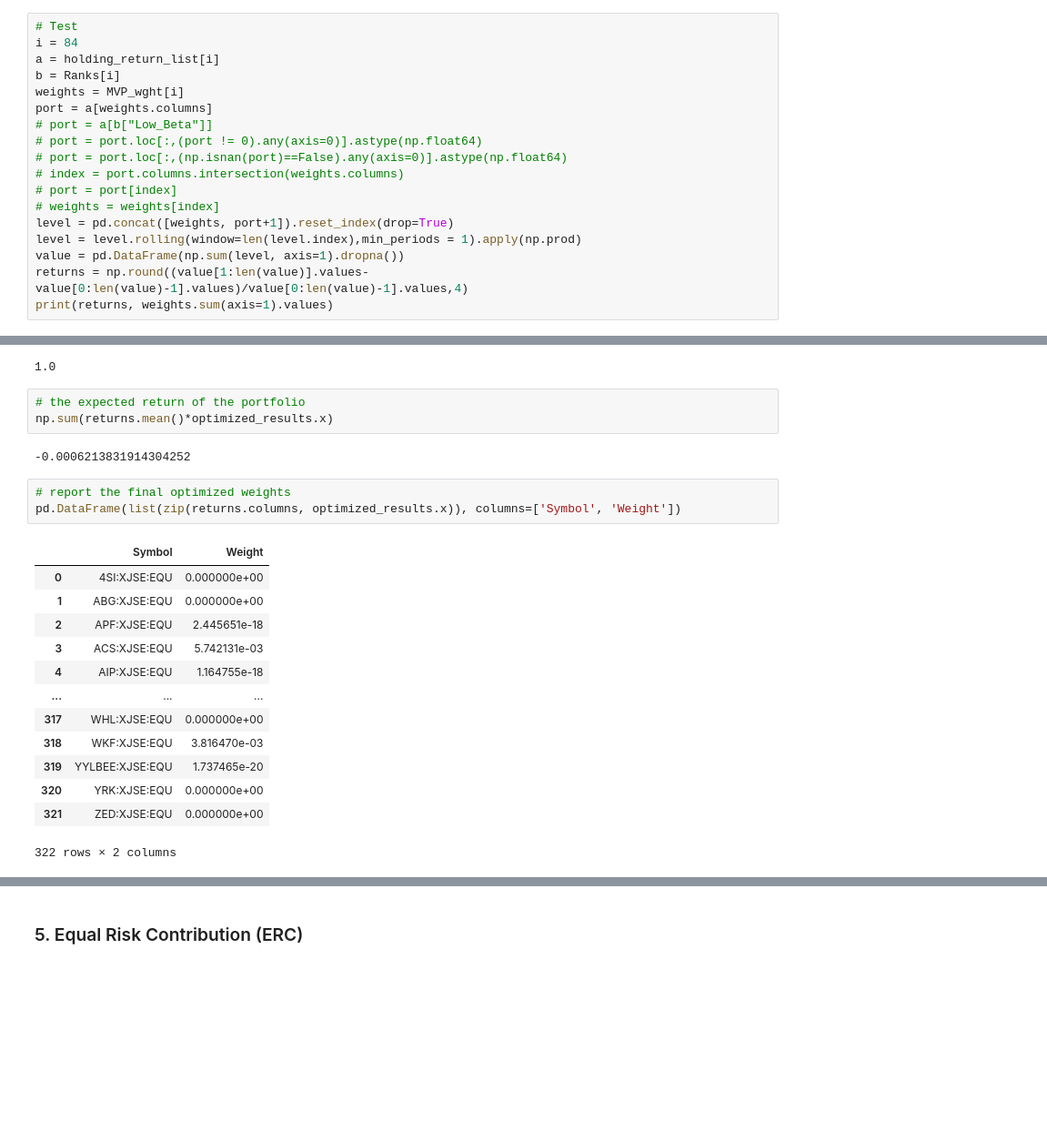
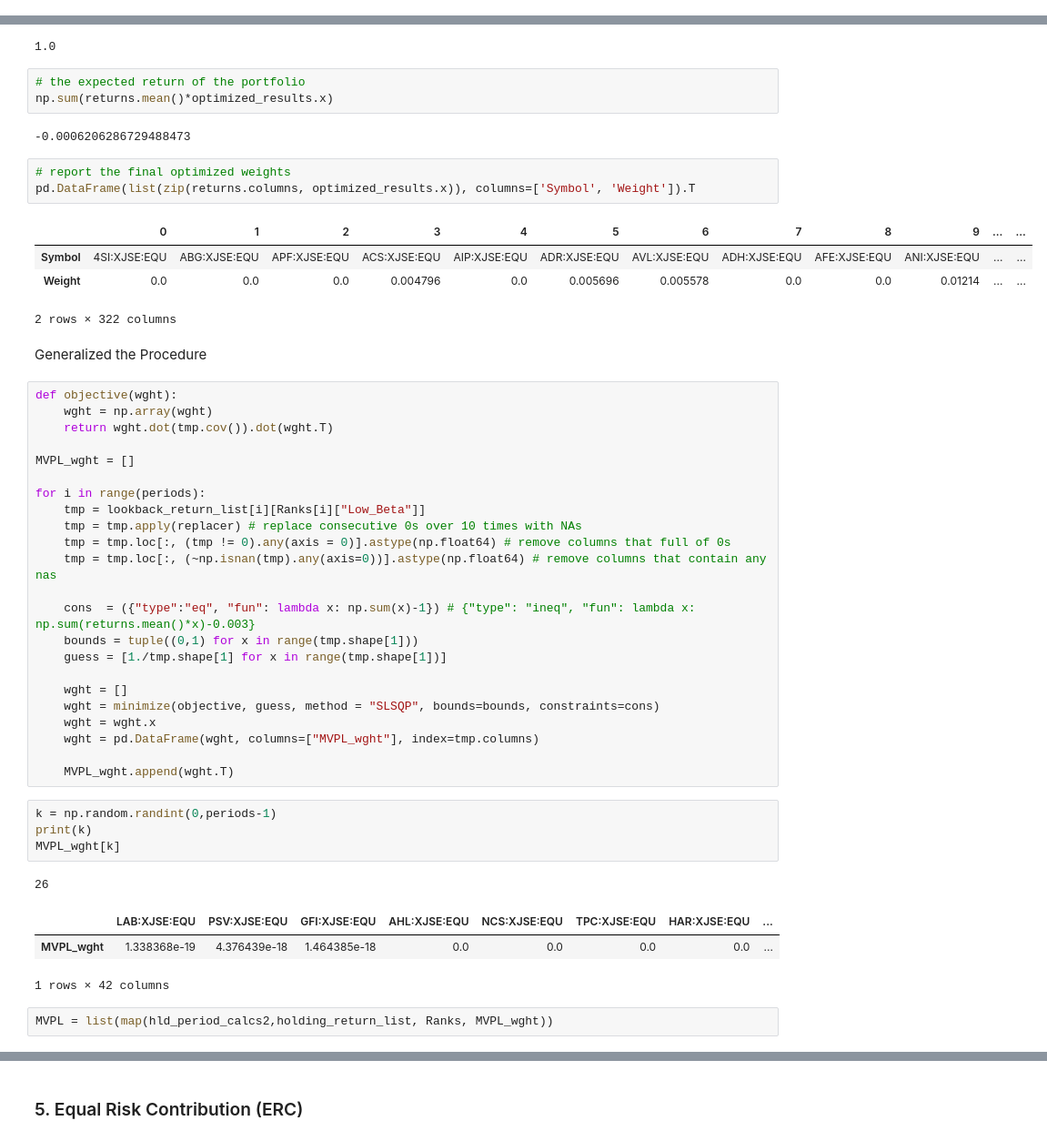
Before and after one commit to runxinlin/Research_Codes_2022, a Jupyter notebook: Python_V3.ipynb, the cells around one changed output, grey strips where cells are left out. Shown at 91% size. Cells and saved outputs as stored; diff of their text form; blank space fills up the shorter version.

```diff
--- a/Python_V3.ipynb
+++ b/Python_V3.ipynb
@@ -594,18 +590,0 @@ MVP_wght[k]
-# %%
-# Test
-i = 84
-a = holding_return_list[i]
-b = Ranks[i]
-weights = MVP_wght[i]
-port = a[weights.columns]
-# port = a[b["Low_Beta"]]
-# port = port.loc[:,(port != 0).any(axis=0)].astype(np.float64)
-# port = port.loc[:,(np.isnan(port)==False).any(axis=0)].astype(np.float64)
-# index = port.columns.intersection(weights.columns)
-# port = port[index]
-# weights = weights[index]
-level = pd.concat([weights, port+1]).reset_index(drop=True)
-level = level.rolling(window=len(level.index),min_periods = 1).apply(np.prod)
-value = pd.DataFrame(np.sum(level, axis=1).dropna())
-returns = np.round((value[1:len(value)].values-value[0:len(value)-1].values)/value[0:len(value)-1].values,4)
-print(returns, weights.sum(axis=1).values)
@@ -750,21 +707,48 @@ np.sum(optimized_results.x)
 # the expected return of the portfolio
 np.sum(returns.mean()*optimized_results.x)
 # %% [output]
--0.0006213831914304252
+-0.0006206286729488473
 # %%
 # report the final optimized weights
-pd.DataFrame(list(zip(returns.columns, optimized_results.x)), columns=['Symbol', 'Weight'])
+pd.DataFrame(list(zip(returns.columns, optimized_results.x)), columns=['Symbol', 'Weight']).T
 # %% [output]
-|  | Symbol | Weight |
-| 0 | 4SI:XJSE:EQU | 0.000000e+00 |
-| 1 | ABG:XJSE:EQU | 0.000000e+00 |
-| 2 | APF:XJSE:EQU | 2.445651e-18 |
-| 3 | ACS:XJSE:EQU | 5.742131e-03 |
-| 4 | AIP:XJSE:EQU | 1.164755e-18 |
-| ... | ... | ... |
-| 317 | WHL:XJSE:EQU | 0.000000e+00 |
-| 318 | WKF:XJSE:EQU | 3.816470e-03 |
-| 319 | YYLBEE:XJSE:EQU | 1.737465e-20 |
-| 320 | YRK:XJSE:EQU | 0.000000e+00 |
-| 321 | ZED:XJSE:EQU | 0.000000e+00 |
+|  | 0 | 1 | 2 | 3 | 4 | 5 | 6 | 7 | 8 | 9 | ... | ... |
+| Symbol | 4SI:XJSE:EQU | ABG:XJSE:EQU | APF:XJSE:EQU | ACS:XJSE:EQU | AIP:XJSE:EQU | ADR:XJSE:EQU | AVL:XJSE:EQU | ADH:XJSE:EQU | AFE:XJSE:EQU | ANI:XJSE:EQU | ... | ... |
+| Weight | 0.0 | 0.0 | 0.0 | 0.004796 | 0.0 | 0.005696 | 0.005578 | 0.0 | 0.0 | 0.01214 | ... | ... |
-322 rows × 2 columns
+2 rows × 322 columns
+# %% [markdown]
+Generalized the Procedure
+# %%
+def objective(wght):
+    wght = np.array(wght)
+    return wght.dot(tmp.cov()).dot(wght.T)
+
+MVPL_wght = []
+
+for i in range(periods):
+    tmp = lookback_return_list[i][Ranks[i]["Low_Beta"]]
+    tmp = tmp.apply(replacer) # replace consecutive 0s over 10 times with NAs
+    tmp = tmp.loc[:, (tmp != 0).any(axis = 0)].astype(np.float64) # remove columns that full of 0s
+    tmp = tmp.loc[:, (~np.isnan(tmp).any(axis=0))].astype(np.float64) # remove columns that contain any nas
+
+    cons  = ({"type":"eq", "fun": lambda x: np.sum(x)-1}) # {"type": "ineq", "fun": lambda x: np.sum(returns.mean()*x)-0.003}
+    bounds = tuple((0,1) for x in range(tmp.shape[1]))
+    guess = [1./tmp.shape[1] for x in range(tmp.shape[1])]
+
+    wght = []
+    wght = minimize(objective, guess, method = "SLSQP", bounds=bounds, constraints=cons)
+    wght = wght.x
+    wght = pd.DataFrame(wght, columns=["MVPL_wght"], index=tmp.columns)
+
+    MVPL_wght.append(wght.T)
+# %%
+k = np.random.randint(0,periods-1)
+print(k)
+MVPL_wght[k]
+# %% [output]
+26
+|  | LAB:XJSE:EQU | PSV:XJSE:EQU | GFI:XJSE:EQU | AHL:XJSE:EQU | NCS:XJSE:EQU | TPC:XJSE:EQU | HAR:XJSE:EQU | ... |
+| MVPL_wght | 1.338368e-19 | 4.376439e-18 | 1.464385e-18 | 0.0 | 0.0 | 0.0 | 0.0 | ... |
+1 rows × 42 columns
+# %%
+MVPL = list(map(hld_period_calcs2,holding_return_list, Ranks, MVPL_wght))
```
Also changed, not shown: parts of 58 cells of this notebook, 1 other file.
